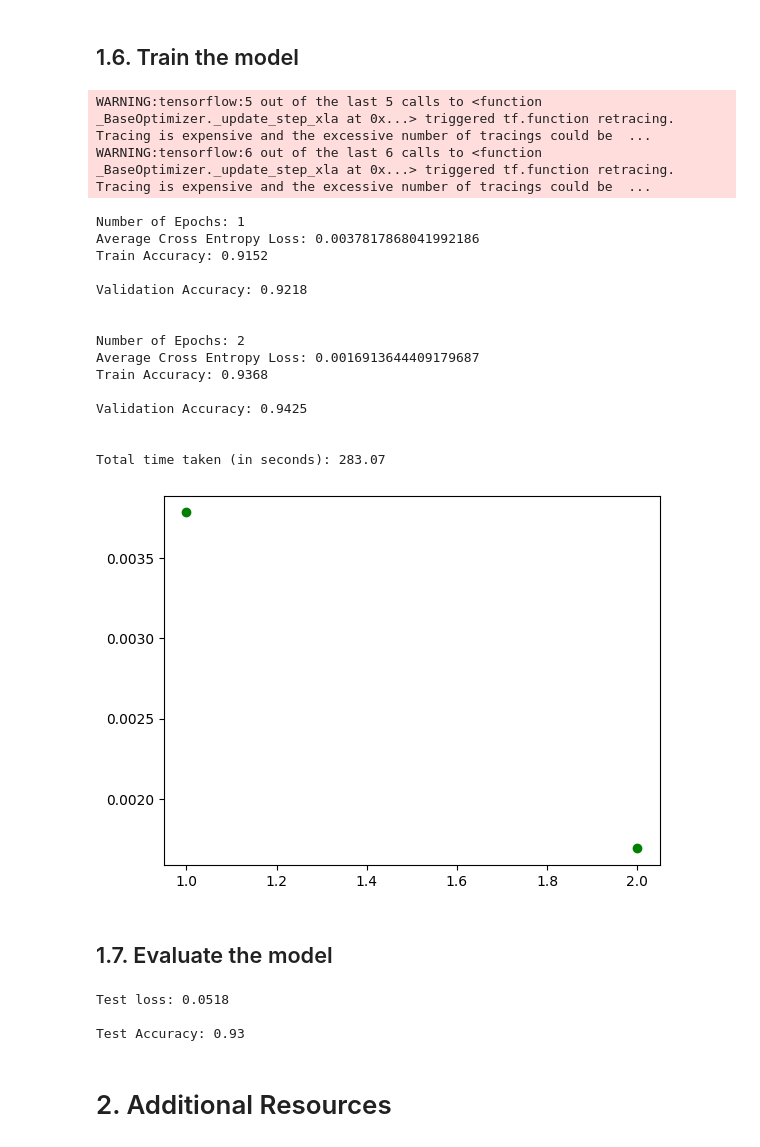
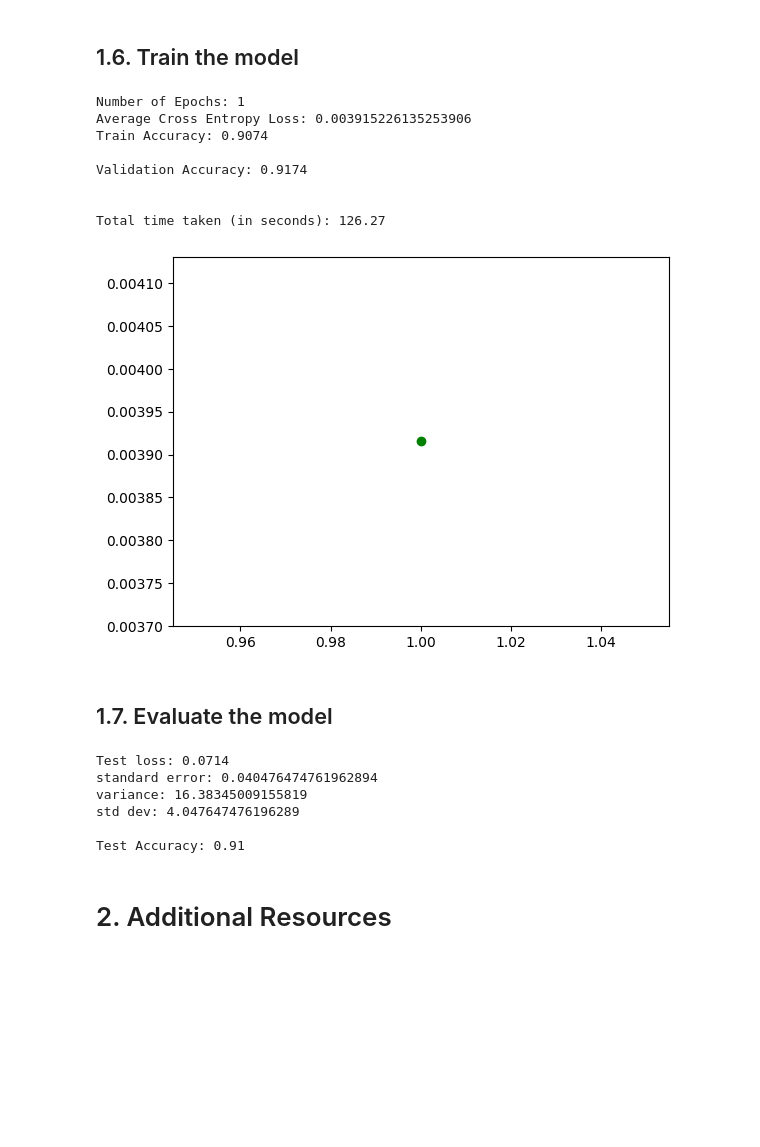
Before and after one commit to rochanaro/mlp-intro, a Jupyter notebook: MLP_Practical.ipynb, the cells around one changed output. Drawn from its saved outputs; the diff is of its cells as text; code cells hidden in the pictures; blank space fills up the shorter version.

Commit message:
updated stderr and stddev

```diff
--- a/MLP_Practical.ipynb
+++ b/MLP_Practical.ipynb
@@ -297,29 +297,29 @@ class MLP(object):
 
         return output
 
-#  def stderr(self,y_pred):
-#     """
-#      Calculate standard error
-#      """
-#     y_pred_tf = tf.cast(y_pred, dtype=tf.float32)
-#     std_dev = np.std(y_pred_tf) #Calculates standard deviation
-#     std_err = std_dev/sqrt(len(y_pred_tf))
-#     return std_err
+    def stderr(self,y_pred):
+      """
+      Calculate standard error
+      """
+      y_pred_tf = tf.cast(y_pred, dtype=tf.float32)
+      std_dev = np.std(y_pred_tf) #Calculates standard deviation
+      std_err = std_dev/np.sqrt(len(y_pred_tf))
+      return std_err
 
 
-#  def var(self,y_pred):
-#     """
-#      Calculate variance
-#      """
-#     y_pred_tf = tf.cast(y_pred, dtype=tf.float32)
-#     std_dev = np.std(y_pred_tf) #Calculates standard deviation
-#     variance = (std_dev**2) # calculate variance
-#     return variance
+    def var(self,y_pred):
+      """
+        Calculate variance
+        """
+      y_pred_tf = tf.cast(y_pred, dtype=tf.float32)
+      std_dev = np.std(y_pred_tf) #Calculates standard deviation
+      variance = (std_dev**2) # calculate variance
+      return variance
 # %% [markdown]
 ## 1.6. Train the model
 # %%
 # Set number of epochs
-NUM_EPOCHS = 2 #10 #20
+NUM_EPOCHS = 1 #2 #10 #20
 
 # Initialize model using CPU
 mlp_on_cpu = MLP(size_input, size_hidden1, size_hidden2, size_hidden3, size_output, device='gpu')
@@ -350,51 +350,42 @@ for epoch in range(NUM_EPOCHS):
   accuracy_z = accuracy_z + tf.reduce_mean(tf.cast(correct_prediction, "float"))
   cur_train_acc += accuracy_z.numpy()
   ds = cur_train_acc
 
   print('\nNumber of Epochs: {}'.format(epoch + 1))
   print('Average Cross Entropy Loss: {} '.format(np.sum(loss_total) / X_train.shape[0]))
   print('Train Accuracy: {:.4f}\n'.format(ds))
 
   preds_val = mlp_on_cpu.forward(X_val)
   preds_val = tf.nn.softmax(preds_val)
   correct_prediction = tf.equal(tf.argmax(preds_val, 1), tf.argmax(y_val, 1))
 
   # Calculate accuracy
   accuracy = tf.reduce_mean(tf.cast(correct_prediction, "float"))
   cur_val_acc = accuracy.numpy()
 
   print('Validation Accuracy: {:.4f}\n'.format(cur_val_acc))
 
   plt.plot(epoch + 1, np.sum(loss_total) / X_train.shape[0], 'go')
 
 
 time_taken = time.time() - time_start
 
 # Validate model
 
 
 
 print('\nTotal time taken (in seconds): {:.2f}'.format(time_taken))
 #For per epoch_time = Total_Time / Number_of_epochs
 # %% [output]
-WARNING:tensorflow:5 out of the last 5 calls to <function _BaseOptimizer._update_step_xla at 0x...> triggered tf.function retracing. Tracing is expensive and the excessive number of tracings could be  ...
-WARNING:tensorflow:6 out of the last 6 calls to <function _BaseOptimizer._update_step_xla at 0x...> triggered tf.function retracing. Tracing is expensive and the excessive number of tracings could be  ...
+Number of Epochs: 1
+Average Cross Entropy Loss: 0.003915226135253906
+Train Accuracy: 0.9074
+
+Validation Accuracy: 0.9174
+
+
+Total time taken (in seconds): 126.27
-Number of Epochs: 1
-Average Cross Entropy Loss: 0.0037817868041992186
-Train Accuracy: 0.9152
-
-Validation Accuracy: 0.9218
-
-
-Number of Epochs: 2
-Average Cross Entropy Loss: 0.0016913644409179687
-Train Accuracy: 0.9368
-
-Validation Accuracy: 0.9425
-
-
-Total time taken (in seconds): 283.07
-[figure, old version]
+[figure, new version]
 # %% [markdown]
 ## 1.7. Evaluate the model
 # %%
@@ -414,17 +405,27 @@ print('Test loss: {:.4f}'.format(np.sum(test_loss_total.numpy()) / X_test.shape[
 
 # Test model
 preds_test = mlp_on_cpu.forward(X_test)
-preds_test = tf.nn.softmax(preds_test)
-correct_prediction = tf.equal(tf.argmax(preds_test, 1), tf.argmax(y_test, 1))
+# preds_test = preds_test.copy()
+
+print(f"standard error: {mlp_on_cpu.stderr(preds_test)}")
+print(f"variance: {mlp_on_cpu.var(preds_test)}")
+print(f"std dev: {np.sqrt(mlp_on_cpu.var(preds_test))}")
+
+
+preds_test_ = tf.nn.softmax(preds_test)
+correct_prediction = tf.equal(tf.argmax(preds_test_, 1), tf.argmax(y_test, 1))
 
 # Calculate accuracy
 accuracy = tf.reduce_mean(tf.cast(correct_prediction, "float"))
 cur_test_acc = accuracy.numpy()
 print('\nTest Accuracy: {:.2f}'.format(cur_test_acc))
 # %% [output]
-Test loss: 0.0518
+Test loss: 0.0714
+standard error: 0.040476474761962894
+variance: 16.38345009155819
+std dev: 4.047647476196289
 
-Test Accuracy: 0.93
+Test Accuracy: 0.91
 # %% [markdown]
 # 2. Additional Resources
 # %% [markdown]
```
Also changed, not shown: parts of 1 cell of this notebook.
